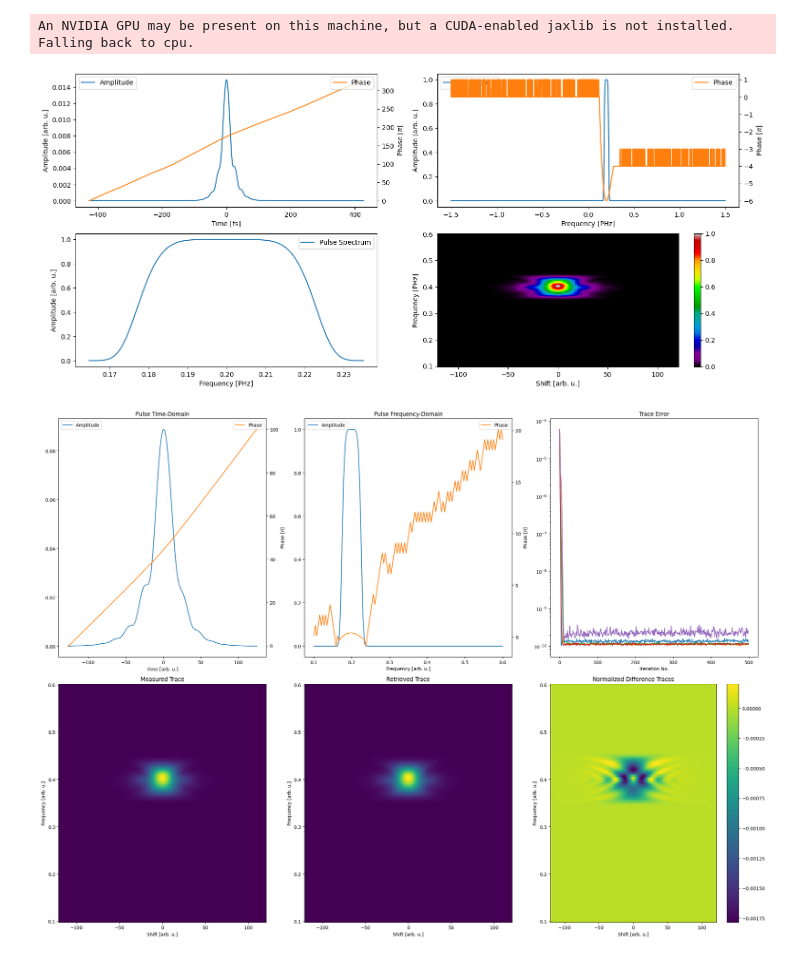
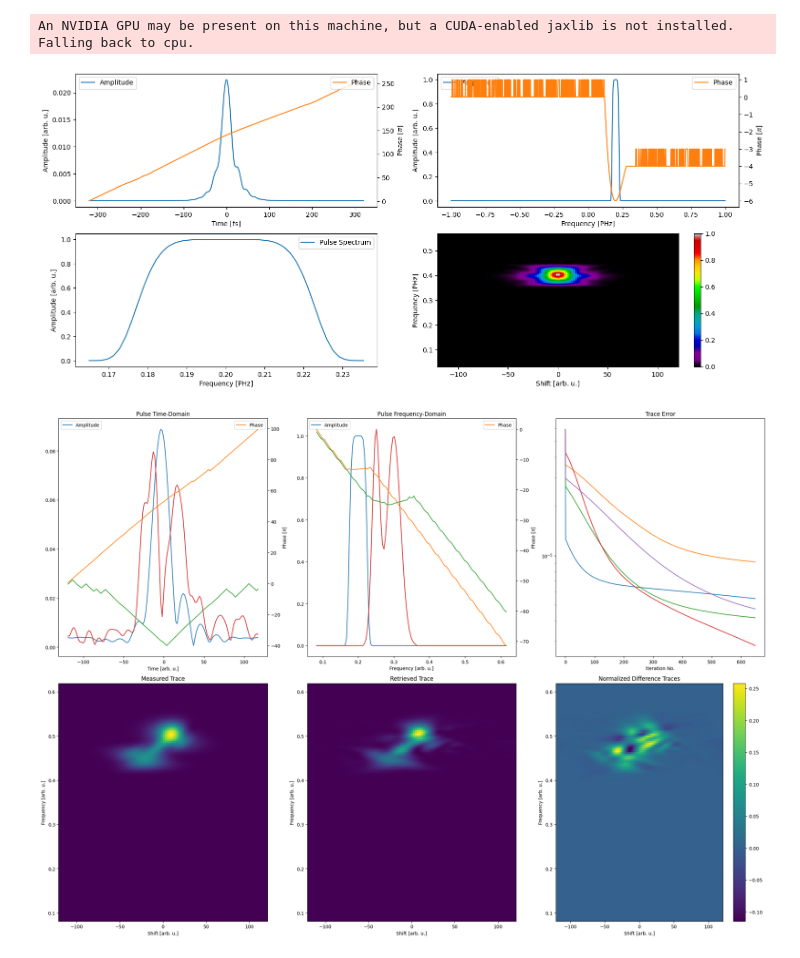
Before and after one commit to matillda123/Pulse-Retrieval-with-JAX, a Jupyter notebook: _usage_example.ipynb, the cells around one changed output. Drawn from its saved outputs; the diff is of its cells as text; code cells hidden in the pictures.

```diff
--- a/_usage_example.ipynb
+++ b/_usage_example.ipynb
@@ -12,20 +12,20 @@ amp1 = GaussianAmplitude((1,1), (0.25,0.3), (0.025,0.045), (1,1))
 phase1 = PolynomialPhase(None, (0,0,-50,50))
 
 
-mp = MakeTrace(N=128*20, f_max=1.5)
+mp = MakeTrace(N=128*10, f_max=1)
 time, frequency, pulse_t, pulse_f = mp.generate_pulse((amp0,phase0))
 
-_, frequency_gate, _, pulse_f_gate = mp.generate_pulse((amp1,phase0))
+#_, frequency_gate, _, pulse_f_gate = mp.generate_pulse((amp0,phase0))
 
 
 delay = jnp.linspace(-120,120,128)
 delay, frequency_trace, trace, spectra = mp.generate_frog(time, frequency, pulse_t, pulse_f, "shg", delay, real_fields=False,
                                                           cross_correlation=False,
-                                                          gate=(frequency_gate, pulse_f_gate),
-                                                          N=128, frequency_range=(0.1,0.6), interpolate_fft_conform=False)
+                                                          #gate=(frequency_gate, pulse_f_gate),
+                                                          N=128, frequency_range=(0.1,0.5), interpolate_fft_conform=True)
 # %% [output]
 An NVIDIA GPU may be present on this machine, but a CUDA-enabled jaxlib is not installed. Falling back to cpu.
-[figure, old version]
+[figure, new version]
 # %%
 # doubleblind issue
 # GP, PIE and COPRA -> gate-pulse seems to need to have lower frequency than pulse?
@@ -36,28 +36,28 @@ An NVIDIA GPU may be present on this machine, but a CUDA-enabled jaxlib is not i
 # %%
 from pulsedjax.frog import PtychographicIterativeEngine
 
-gp = PtychographicIterativeEngine(delay, frequency_trace, trace, "shg", cross_correlation=False, seed=None)
+gp = PtychographicIterativeEngine(delay, frequency_trace, trace, "shg", cross_correlation="doubleblind", seed=None)
 
 # gp.eta_spectral_amplitude = 0.001
 gp.use_measured_spectrum(spectra.pulse[0], spectra.pulse[1], "pulse")
-# gp.use_measured_spectrum(spectra.gate[0], spectra.gate[1], "gate")
+gp.use_measured_spectrum(spectra.gate[0], spectra.gate[1], "gate")
 
 population = gp.create_initial_population(5, "random")
 
-gp.local_gamma = 1e-1
-gp.global_gamma = 0.1
+gp.local_gamma = 0.25
+gp.global_gamma = 0.25
 
-gp.pie_method = "rPIE"
+gp.pie_method = None #"rPIE"
 gp.local_optimize_calibration_curve = False
 gp.global_optimize_calibration_curve = False
 
-gp.phase_factor_opt = False
+gp.phase_factor_opt = True
 
-gp.r_local_method="iteration"
+gp.r_local_method = "iteration"
+gp.r_global_method = "iteration"
+gp.r_gradient = "amplitude"
 
-gp.r_gradient="amplitude"
-
-final_result = gp.run(population, 500, 0)
+final_result = gp.run(population, 150, 500)
 gp.plot_results(final_result)
 # %% [output]
-[figure, old version]
+[figure, new version]
```
Also changed, not shown: parts of 8 cells of this notebook, 19 other files.
